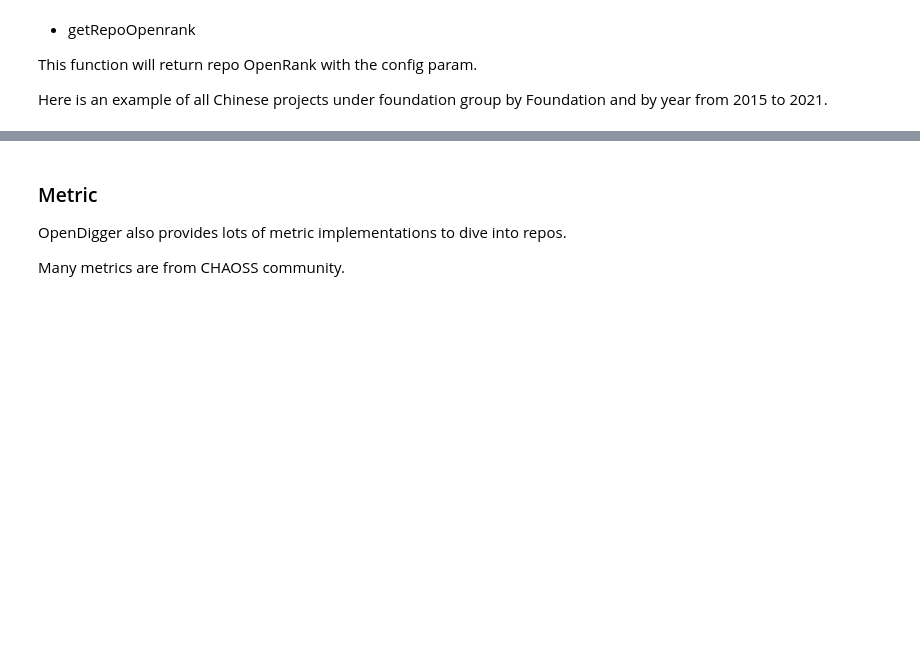
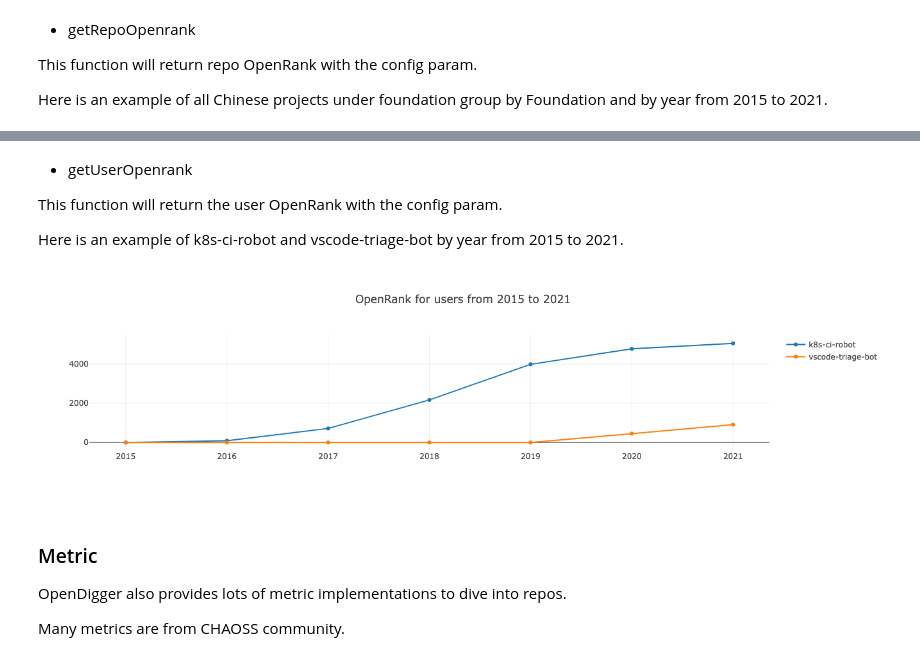
Before and after one commit to X-lab2017/open-digger, a Jupyter notebook: notebook/handbook.ipynb, the cells around one changed output, grey strips where cells are left out. Saved outputs shown, nothing was run; the diff lists cells and outputs as text; code cells hidden in the pictures; blank space fills up the shorter version.

```diff
--- a/notebook/handbook.ipynb
+++ b/notebook/handbook.ipynb
@@ -144,6 +160,22 @@ openDigger.index.openrank.getRepoOpenrank({labelIntersect: ['Foundation', ':regi
 });
 # %% [output]
 [figure]
+# %% [markdown]
+- getUserOpenrank
+
+This function will return the user OpenRank with the config param.
+
+Here is an example of k8s-ci-robot and vscode-triage-bot by year from 2015 to 2021.
+# %%
+var startYear = 2015, startMonth = 1, endYear = 2021, endMonth = 12, x = [];
+for (let y = startYear; y <= endYear; y++) x.push(`${y}`);
+openDigger.index.openrank.getUserOpenrank({userLogins: ['k8s-ci-robot', 'vscode-triage-bot'], startYear, startMonth, endYear, endMonth, groupTimeRange: 'year'}).then(data => {
+    openDigger.render.plotly(data.map(row => {
+        return { x, y: row.open_rank, mode: 'scatter', name: row.user_login };
+    }), {title: `OpenRank for users from ${startYear} to ${endYear}`, xaxis: {type: 'category'}});
+});
+# %% [output]
+[figure, added]
 # %% [markdown]
 ### Metric
 
```
Also changed, not shown: parts of 4 cells of this notebook, 4 other files.
